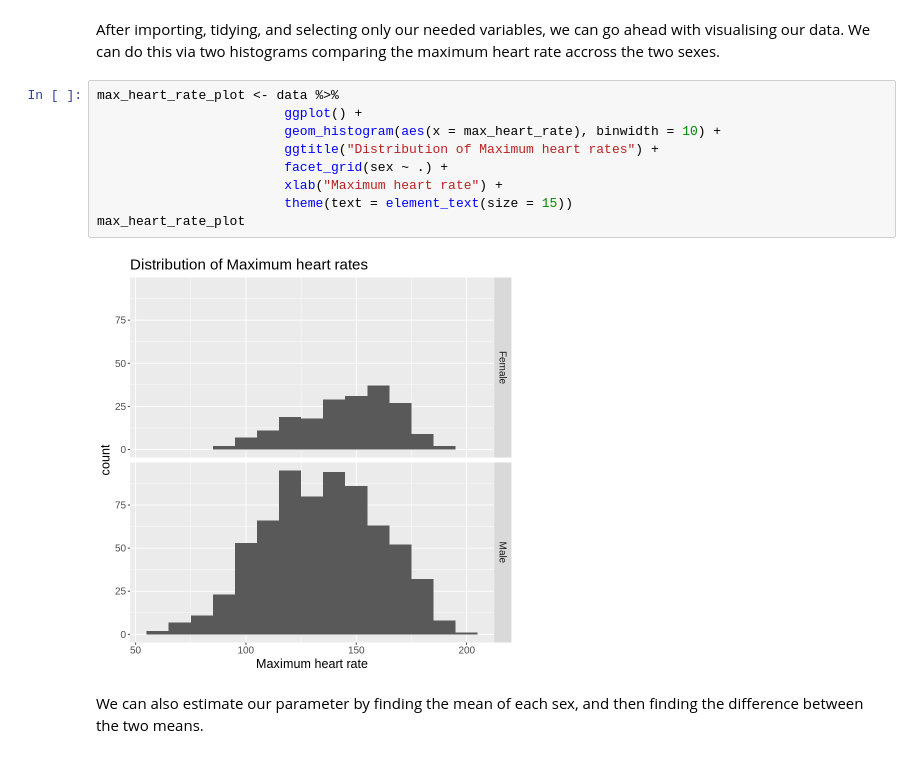
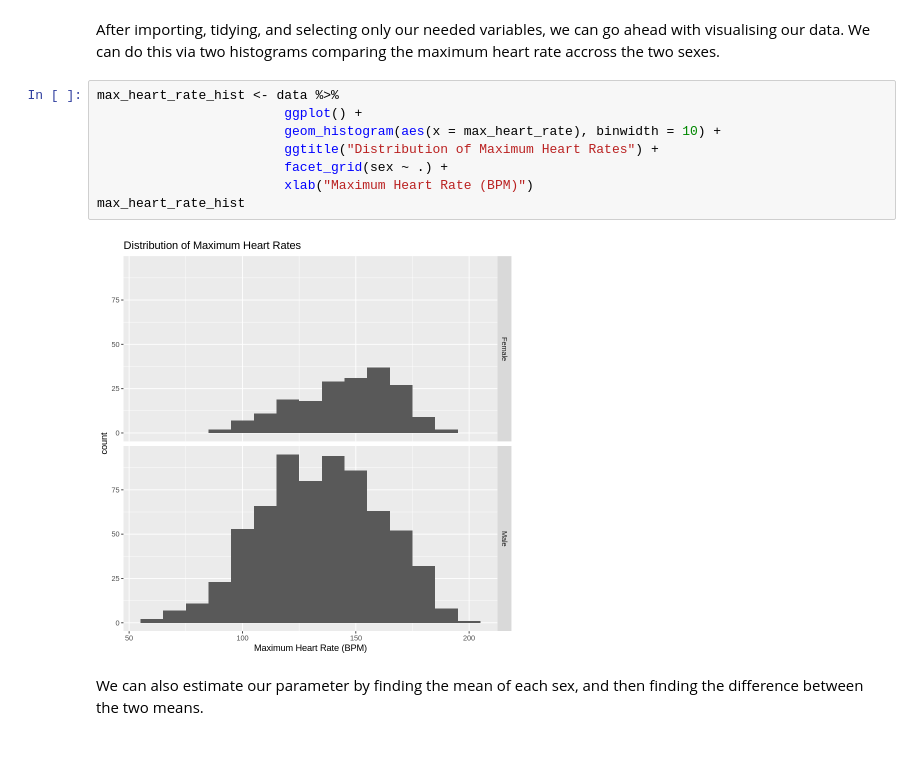
Before and after one commit to glenren/stat_201_group_47, a Jupyter notebook: project_proposal.ipynb, the cells around one changed output. Drawn from its saved outputs; the diff is of its cells as text.

```diff
--- a/project_proposal.ipynb
+++ b/project_proposal.ipynb
@@ -62,16 +53,15 @@ A data.frame: 6 × 3
 # %% [markdown]
 After importing, tidying, and selecting only our needed variables, we can go ahead with visualising our data. We can do this via two histograms comparing the maximum heart rate accross the two sexes.
 # %%
-max_heart_rate_plot <- data %>%
+max_heart_rate_hist <- data %>%
                         ggplot() +
                         geom_histogram(aes(x = max_heart_rate), binwidth = 10) +
-                        ggtitle("Distribution of Maximum heart rates") +
+                        ggtitle("Distribution of Maximum Heart Rates") +
                         facet_grid(sex ~ .) +
-                        xlab("Maximum heart rate") +
-                        theme(text = element_text(size = 15))
-max_heart_rate_plot
+                        xlab("Maximum Heart Rate (BPM)")
+max_heart_rate_hist
 # %% [output]
-[figure, old version]
+[figure, new version]
 # %% [markdown]
 We can also estimate our parameter by finding the mean of each sex, and then finding the difference between the two means.
 # %%
```
Also changed, not shown: parts of 7 cells of this notebook.
